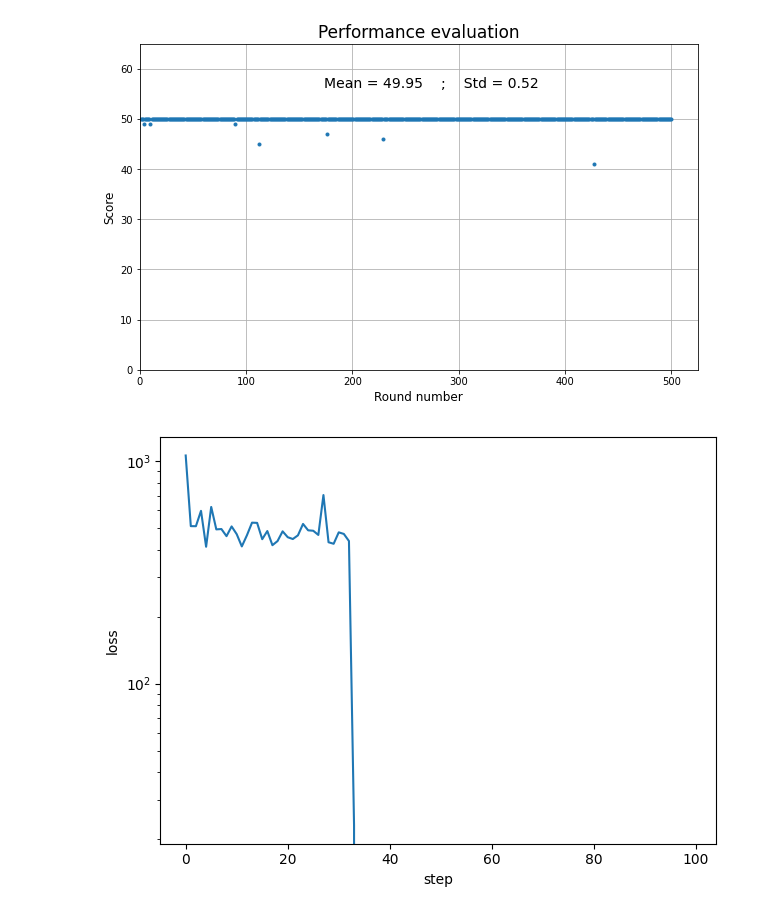
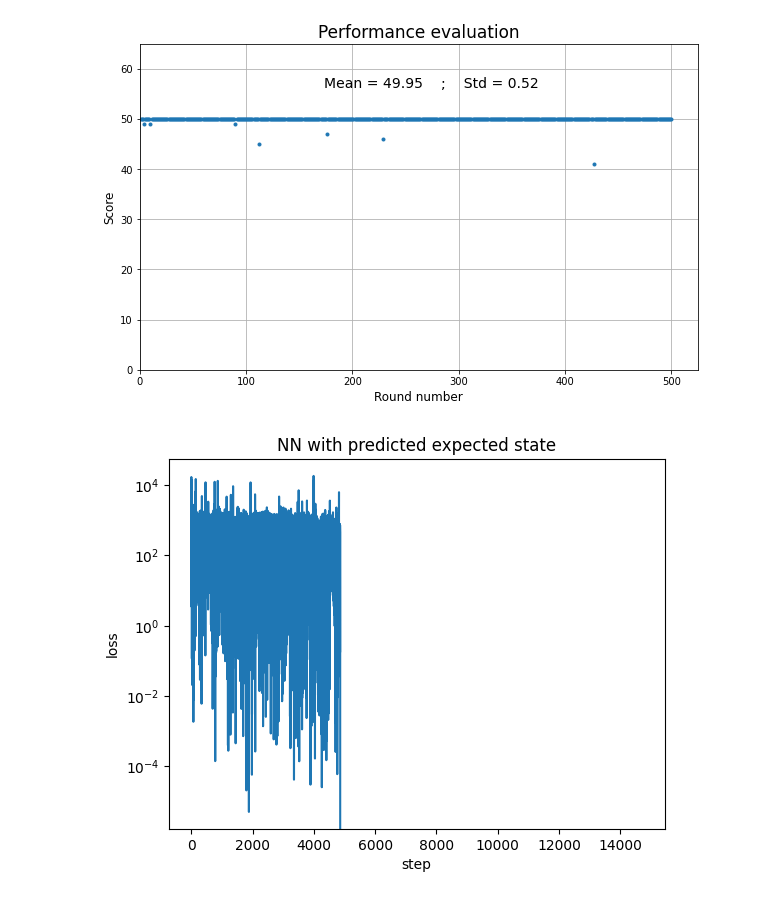
Before and after one commit to MrWhatZitToYaa/MLE, a Jupyter notebook: agent_code/neural_agent_pred_exp_state/plots.ipynb, the cells around one changed output. Drawn from its saved outputs; the diff is of its cells as text; code cells hidden in the pictures.

```diff
--- a/agent_code/neural_agent_pred_exp_state/plots.ipynb
+++ b/agent_code/neural_agent_pred_exp_state/plots.ipynb
@@ -167,6 +167,6 @@ def plot_loss(loss_list):
     plt.show()
 # %%
 loss = np.loadtxt("loss_log.txt")
-plot_loss_alt(loss)
+plot_loss(loss)
 # %% [output]
-[figure, old version]
+[figure, new version]
```
Also changed, not shown: parts of 1 cell of this notebook, 23 other files.
